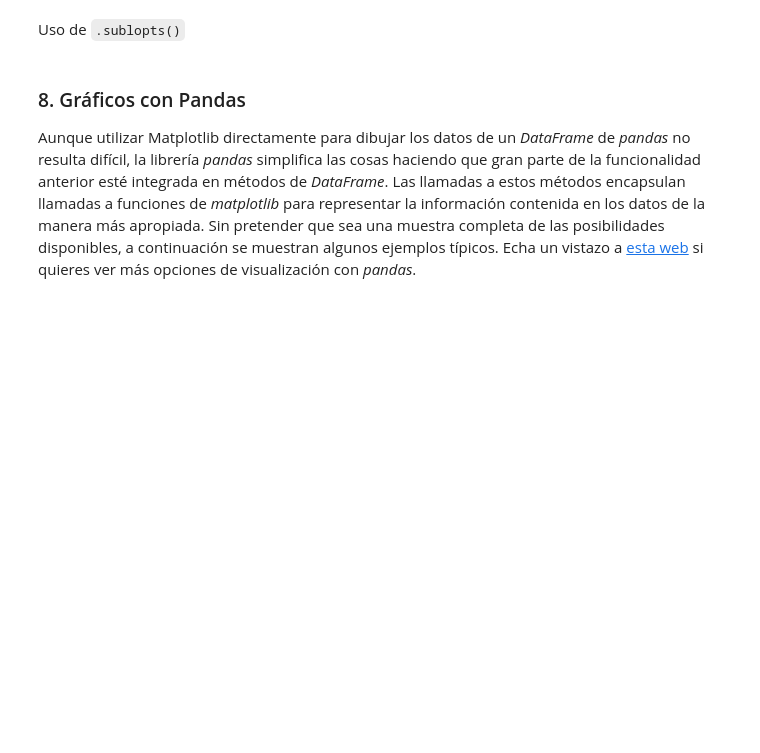
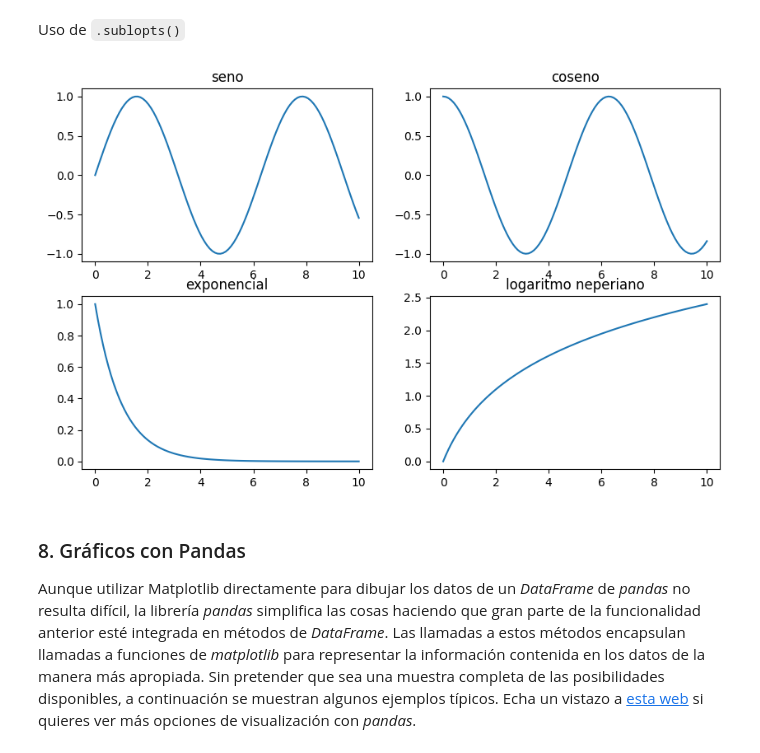
Before and after one commit to jairosann/Practicas-de-Python, a Jupyter notebook: Apuntes programación python/matplotlib.ipynb, the cells around one changed output. Saved outputs shown, nothing was run; the diff lists cells and outputs as text; code cells hidden in the pictures; blank space fills up the shorter version.

```diff
--- a/Apuntes programación python/matplotlib.ipynb
+++ b/Apuntes programación python/matplotlib.ipynb
@@ -201,10 +276,41 @@ Si queremos, por ejemplo, aplicar el estilo *'ggplot'* a nuestros gráficos, sim
 Ahora todos los gráficos que dibujemos se harán utilizando este estilo:
 # %% [markdown]
 A continuación se muestra un último ejemplo con el estilo *'classic'*.
+# %%
+plt.style.use('default')
 # %% [markdown]
 Para volver a la configuración inicial, podemos volver a hacer lo siguiente:
 # %% [markdown]
 Uso de `.sublopts()`
+# %%
+import numpy as np
+
+# Creacion de datos
+x = np.linspace(0, 10, 100)
+y1 = np.sin(x)
+y2 = np.cos(x)
+y3 = np.exp(-x)
+y4 = np.log(x + 1)
+
+# Graficar
+
+fig, axs = plt.subplots(nrows=2, ncols=2, figsize=(10, 6))
+
+axs[0, 0].plot(x, y1)
+axs[0, 0].set_title('seno')
+
+axs[0, 1].plot(x, y2)
+axs[0, 1].set_title('coseno')
+
+axs[1, 0].plot(x, y3)
+axs[1, 0].set_title('exponencial')
+
+axs[1, 1].plot(x, y4)
+axs[1, 1].set_title('logaritmo neperiano')
+
+plt.show()
+# %% [output]
+[figure, added]
 # %% [markdown]
 ### 8. Gráficos con Pandas
 
```
Also changed, not shown: parts of 13 cells of this notebook, 3 other files.
